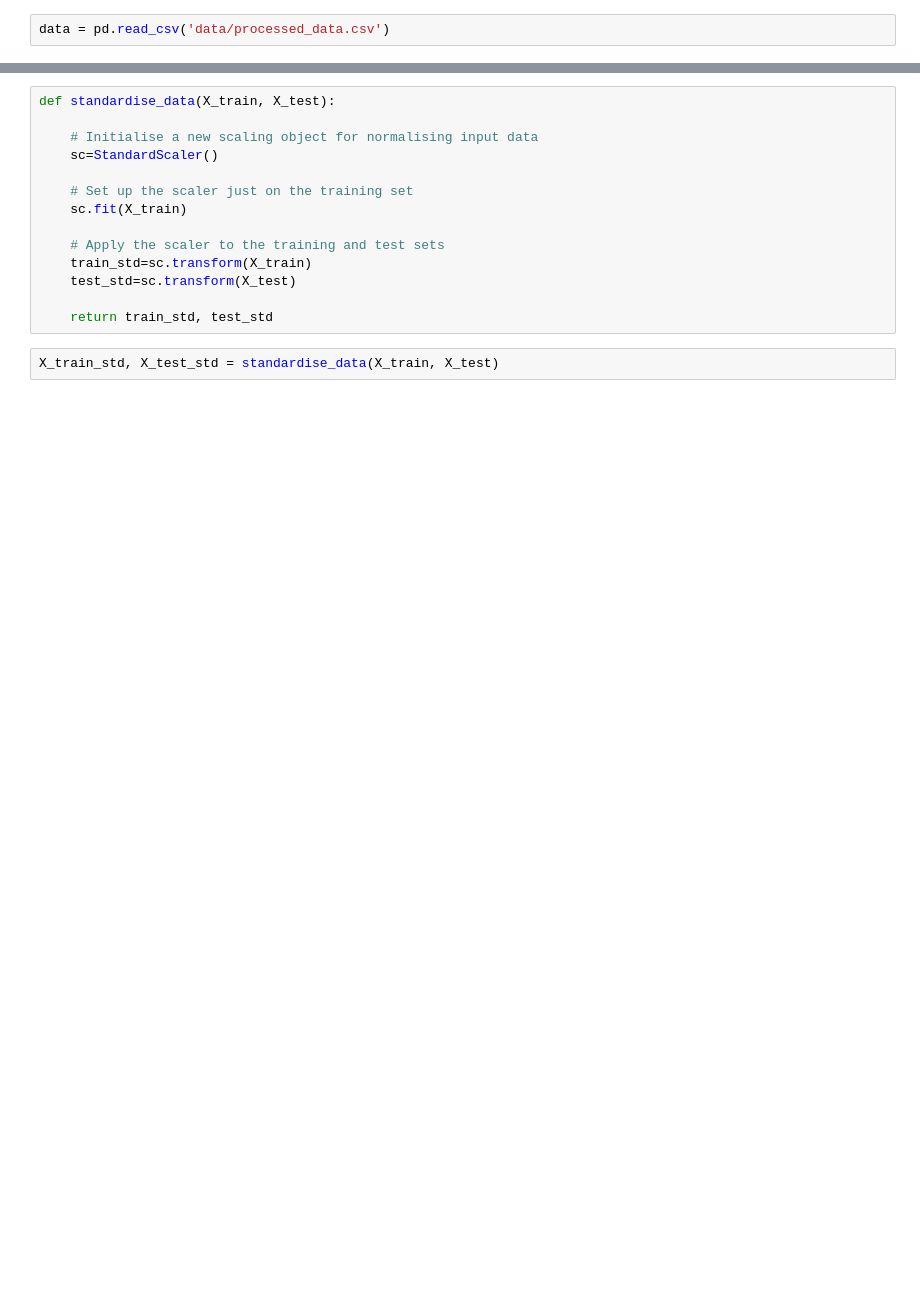
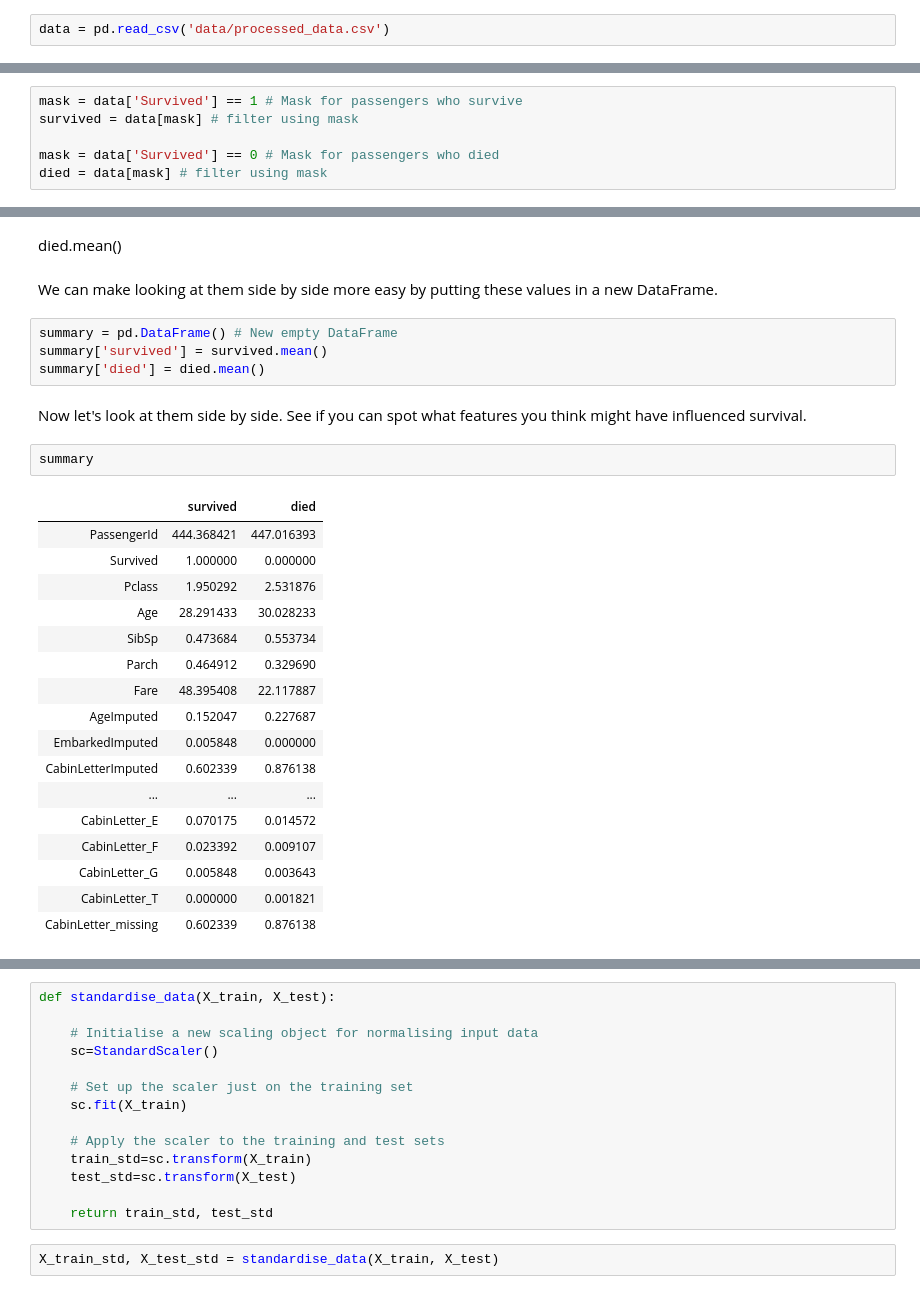
Before and after one commit to MichaelAllen1966/1804_python_healthcare, a Jupyter notebook: titanic/02_logistic_regression.ipynb, the cells around one changed output, grey strips where cells are left out. Cells and saved outputs as stored; diff of their text form; blank space fills up the shorter version.

```diff
--- a/titanic/02_logistic_regression.ipynb
+++ b/titanic/02_logistic_regression.ipynb
@@ -47,0 +136,6 @@ data.drop('PassengerId', inplace=True, axis=1)
+# %%
+mask = data['Survived'] == 1 # Mask for passengers who survive
+survived = data[mask] # filter using mask
+
+mask = data['Survived'] == 0 # Mask for passengers who died
+died = data[mask] # filter using mask
@@ -47,0 +164,30 @@ data.drop('PassengerId', inplace=True, axis=1)
+# %% [markdown]
+died.mean()
+# %% [markdown]
+We can make looking at them side by side more easy by putting these values in a new DataFrame.
+# %%
+summary = pd.DataFrame() # New empty DataFrame
+summary['survived'] = survived.mean()
+summary['died'] = died.mean()
+# %% [markdown]
+Now let's look at them side by side. See if you can spot what features you think might have influenced survival.
+# %%
+summary
+# %% [output]
+|  | survived | died |
+| PassengerId | 444.368421 | 447.016393 |
+| Survived | 1.000000 | 0.000000 |
+| Pclass | 1.950292 | 2.531876 |
+| Age | 28.291433 | 30.028233 |
+| SibSp | 0.473684 | 0.553734 |
+| Parch | 0.464912 | 0.329690 |
+| Fare | 48.395408 | 22.117887 |
+| AgeImputed | 0.152047 | 0.227687 |
+| EmbarkedImputed | 0.005848 | 0.000000 |
+| CabinLetterImputed | 0.602339 | 0.876138 |
+| ... | ... | ... |
+| CabinLetter_E | 0.070175 | 0.014572 |
+| CabinLetter_F | 0.023392 | 0.009107 |
+| CabinLetter_G | 0.005848 | 0.003643 |
+| CabinLetter_T | 0.000000 | 0.001821 |
+| CabinLetter_missing | 0.602339 | 0.876138 |
```
Also changed, not shown: parts of 49 cells of this notebook, 1 other file.
